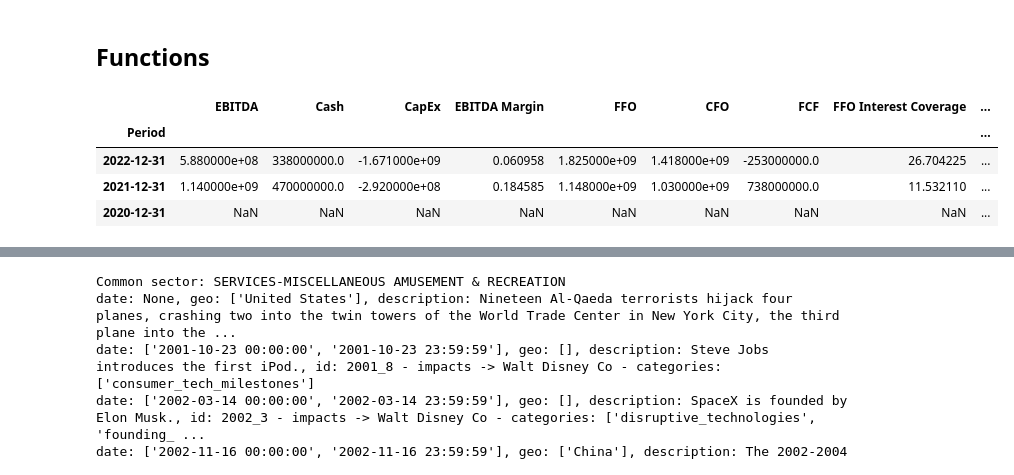
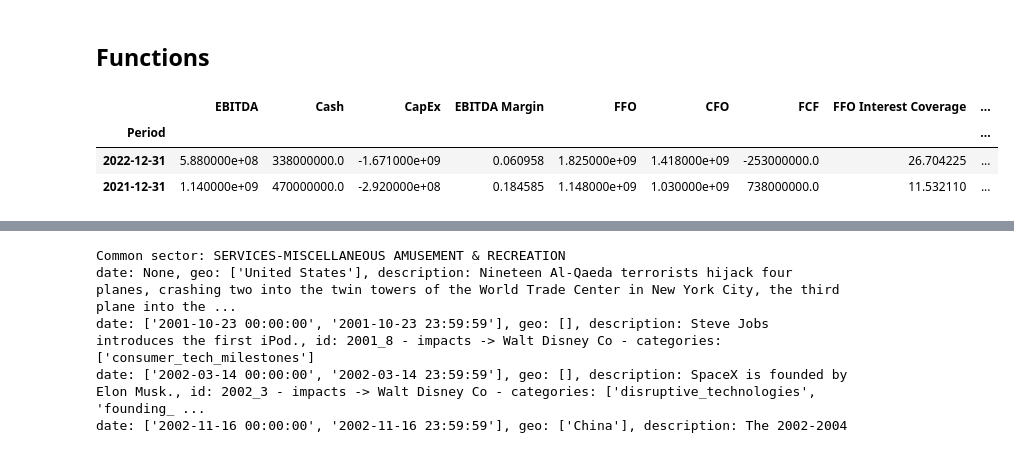
Before and after one commit to ichise-laboratory/FINKG-news, a Jupyter notebook: report_generation/financial_risk_report_generation.ipynb, the cells around one changed output, grey strips where cells are left out. Cells and saved outputs as stored; diff of their text form; code cells hidden in the pictures.

```diff
--- a/report_generation/financial_risk_report_generation.ipynb
+++ b/report_generation/financial_risk_report_generation.ipynb
@@ -132,15 +142,15 @@ def generate_report(company,company_cik,year,prompt_type="v0",self_correct=True,
 def get_fitch_metrics_timeseries(ticker_symbol, report_year=2026, n_years=3):
     ticker = yf.Ticker(ticker_symbol)
 
-    bs = ticker.balance_sheet      # Balance Sheet
-    cf = ticker.cashflow           # Cash Flow
-    is_ = ticker.financials        # Income Statement
+    bs = ticker.balance_sheet.dropna(axis=1, how="all")      # Balance Sheet
+    cf = ticker.cashflow.dropna(axis=1, how="all")          # Cash Flow
+    is_ = ticker.financials.dropna(axis=1, how="all")       # Income Statement
 
     last_report_year = report_year - n_years
 
     # get all the columns until the last report year (it may be in different positions depending on the company data)
 
-    cols = [col for col in bs.columns if last_report_year <= col.year <= report_year]
+    cols = [col for col in is_.columns if last_report_year <= col.year <= report_year]
     rows = []
 
     for col in cols:
@@ -160,8 +170,8 @@ def get_fitch_metrics_timeseries(ticker_symbol, report_year=2026, n_years=3):
 
         ffo = cfo + cf.loc["Change In Working Capital",col]
 
-        interest_paid = abs(cf.loc["Interest Paid Supplemental Data",col])
-        preferred_divs = abs(cf.loc["Cash Dividends Paid",col])
+        interest_paid = abs(cf.loc["Interest Paid Supplemental Data",col]) if "Interest Paid Supplemental Data" in cf.index else 0
+        preferred_divs = abs(cf.loc["Cash Dividends Paid",col]) if "Cash Dividends Paid" in cf.index else 0
 
         # --- Derived Fitch ratios ---
         row = {
@@ -182,35 +192,34 @@ def get_fitch_metrics_timeseries(ticker_symbol, report_year=2026, n_years=3):
             # Coverage
             "FFO Interest Coverage": (ffo + interest_paid + preferred_divs) / (interest_paid + preferred_divs),
 
             # Leverage
             "FFO leverage": (total_debt / (ffo + interest_paid + preferred_divs)) if (total_debt and ffo) else None,
             "EBITDA leverage": (total_debt/ebitda),
 
             # Free cash flow ratio
             "Free Cash Flow Ratio": (fcf / total_debt) if (fcf and total_debt) else None,
 
             # Liquidity
             "Cash/ST Debt": (cash / st_debt) if (cash and st_debt) else None,
         }
 
         rows.append(row)
 
-    df = pd.DataFrame(rows).set_index("Period")
+    df = pd.DataFrame(rows).set_index("Period").dropna(axis=0, how="all") # drop rows in which all data is missing
     return df
 
 # run this for a fast test
 # ticker_symbol = "MSFT"
 
 ticker_symbol = "ALK"
 
 result_df = get_fitch_metrics_timeseries(ticker_symbol,report_year=2022,n_years=4)
 result_df
 # %% [output]
 |  | EBITDA | Cash | CapEx | EBITDA Margin | FFO | CFO | FCF | FFO Interest Coverage | ... |
 | Period |  |  |  |  |  |  |  |  | ... |
 | 2022-12-31 | 5.880000e+08 | 338000000.0 | -1.671000e+09 | 0.060958 | 1.825000e+09 | 1.418000e+09 | -253000000.0 | 26.704225 | ... |
 | 2021-12-31 | 1.140000e+09 | 470000000.0 | -2.920000e+08 | 0.184585 | 1.148000e+09 | 1.030000e+09 | 738000000.0 | 11.532110 | ... |
-| 2020-12-31 | NaN | NaN | NaN | NaN | NaN | NaN | NaN | NaN | ... |
 # %%
 # peer analysis functions
 def get_peers_from_neo(cik,limit=10):
```
Also changed, not shown: parts of 8 cells of this notebook, 2 other files.
